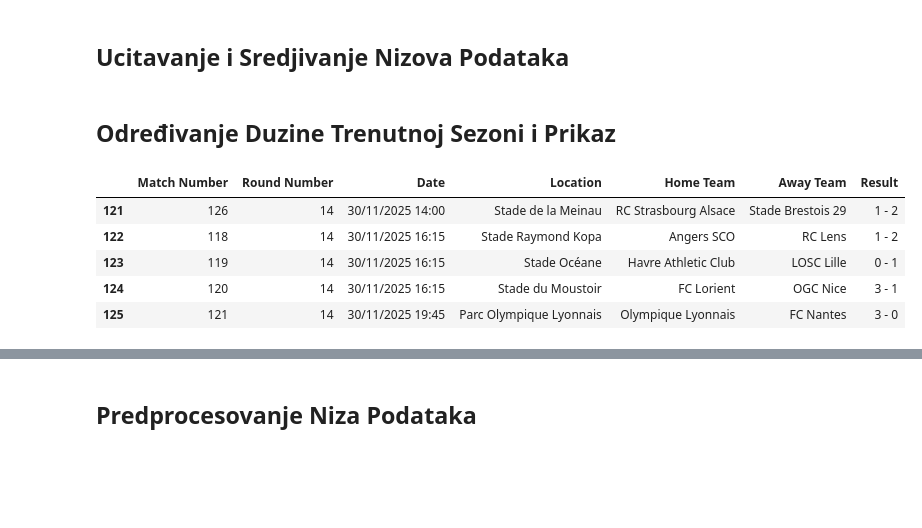
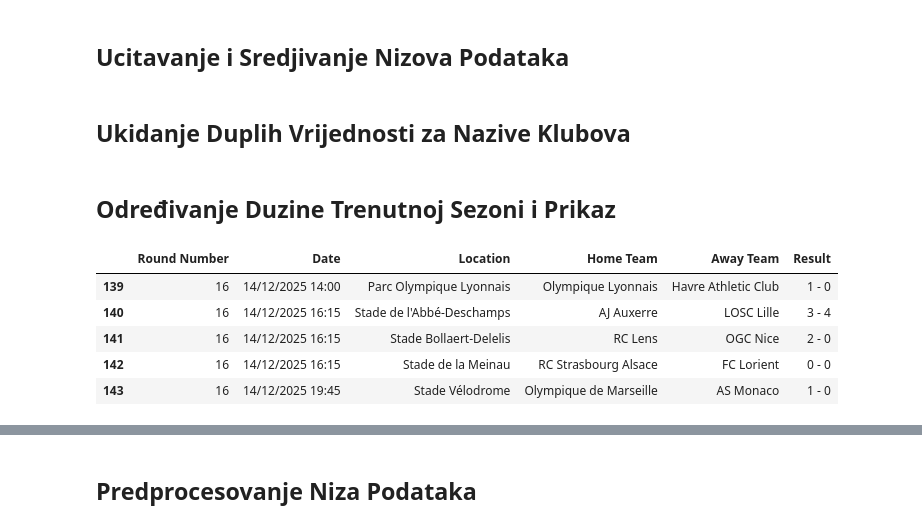
Before and after one commit to AmirBih/predikcija_rezultata_L1, a Jupyter notebook: L1- float_Predvidjanje_Pobjednika.ipynb, the cells around one changed output, grey strips where cells are left out. Drawn from its saved outputs; the diff is of its cells as text; code cells hidden in the pictures; blank space fills up the shorter version.

```diff
--- a/L1- float_Predvidjanje_Pobjednika.ipynb
+++ b/L1- float_Predvidjanje_Pobjednika.ipynb
@@ -11,4 +11,5 @@ df_23_4 = pd.read_csv("ligue-1-2023.csv")
 #sezona 24/25
 df_24_5 = pd.read_csv("ligue-1-2024.csv")
 #sezona 25/6
-df_25_6 = pd.read_csv("ligue-1-2025.csv")
+link_25 = pd.read_html("https://fixturedownload.com/results/ligue-1-2025")
+df_25_6 = link_25[0]
@@ -23,0 +16,2 @@ df_23_4["Away Team"] = df_23_4["Away Team"].replace("Havre AC", 'Havre Athletic
+# %% [markdown]
+## Ukidanje Duplih Vrijednosti za Nazive Klubova
@@ -25,15 +28,15 @@ df_23_4["Away Team"] = df_23_4["Away Team"].replace("Havre AC", 'Havre Athletic
 ## Određivanje Duzine Trenutnoj Sezoni i Prikaz
 # %%
 #odrediti duzinu sezone - OBAVEZNO!!!
-df_25_6 = df_25_6.head(126)
-df_25_6.tail()
+df_25_6 = df_25_6[df_25_6["Result"] != "-"]
+df_25_6.tail(5)
 # %% [output]
-|  | Match Number | Round Number | Date | Location | Home Team | Away Team | Result |
-| 121 | 126 | 14 | 30/11/2025 14:00 | Stade de la Meinau | RC Strasbourg Alsace | Stade Brestois 29 | 1 - 2 |
-| 122 | 118 | 14 | 30/11/2025 16:15 | Stade Raymond Kopa | Angers SCO | RC Lens | 1 - 2 |
-| 123 | 119 | 14 | 30/11/2025 16:15 | Stade Océane | Havre Athletic Club | LOSC Lille | 0 - 1 |
-| 124 | 120 | 14 | 30/11/2025 16:15 | Stade du Moustoir | FC Lorient | OGC Nice | 3 - 1 |
-| 125 | 121 | 14 | 30/11/2025 19:45 | Parc Olympique Lyonnais | Olympique Lyonnais | FC Nantes | 3 - 0 |
+|  | Round Number | Date | Location | Home Team | Away Team | Result |
+| 139 | 16 | 14/12/2025 14:00 | Parc Olympique Lyonnais | Olympique Lyonnais | Havre Athletic Club | 1 - 0 |
+| 140 | 16 | 14/12/2025 16:15 | Stade de l'Abbé-Deschamps | AJ Auxerre | LOSC Lille | 3 - 4 |
+| 141 | 16 | 14/12/2025 16:15 | Stade Bollaert-Delelis | RC Lens | OGC Nice | 2 - 0 |
+| 142 | 16 | 14/12/2025 16:15 | Stade de la Meinau | RC Strasbourg Alsace | FC Lorient | 0 - 0 |
+| 143 | 16 | 14/12/2025 19:45 | Stade Vélodrome | Olympique de Marseille | AS Monaco | 1 - 0 |
 # %%
 #sjedinjavanje ta tri df niza podataka - po osi jedan - odnosno uzduž
 df_BL = pd.concat([df_23_4, df_24_5, df_25_6], axis=0)
```
Also changed, not shown: parts of 37 cells of this notebook, 8 other files.
